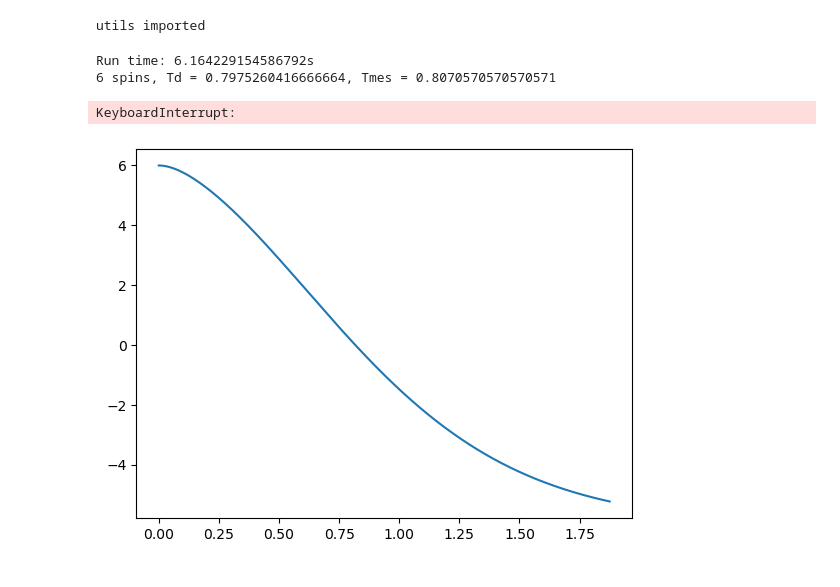
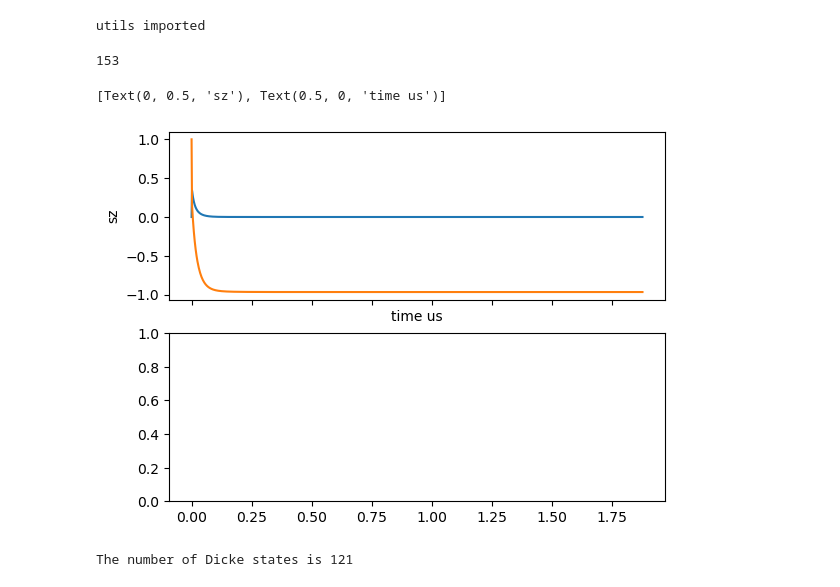
Before and after one commit to VodkaSin/JClib, a Jupyter notebook: pro.ipynb, the cells around one changed output. Saved outputs shown, nothing was run; the diff lists cells and outputs as text; code cells hidden in the pictures.

```diff
--- a/pro.ipynb
+++ b/pro.ipynb
@@ -7,22 +8,41 @@ import utils
 # %% [output]
 utils imported
-# %%
-gk = 1.6
-kappa = 20
-delta_a = 0
-delta_c = 0
-N_spin = [6,8,10,12]
-tlist = np.linspace(0,3.0/gk,int(1e3))
-for N in N_spin:
-    ps = piqs.sys(N, 40, delta_a, delta_c, gk)
-    ps_out = ps.run_mesolve(tlist, [np.sqrt(kappa)* ps.a_tot], [ps.jz_tot, ps.ada_tot])
-    Td = utils.delay_time(gk, N, kappa)
-    Tmes = utils.ind_where(ps_out.expect[0], 0, 0.1)
-    print(f"{N} spins, Td = {Td}, Tmes = {tlist[Tmes]}")
-    plt.plot(tlist, ps_out.expect[0], label=str(N))
-plt.legend()
-# %% [output]
-Run time: 6.164229154586792s
-6 spins, Td = 0.7975260416666664, Tmes = 0.8070570570570571
-KeyboardInterrupt:
-[figure, removed]
+# %%
+pop, det, new_k = utils.gen_rand_pop(int(1e5), 200, 1600, 10)
+pop_dis = pop/np.sum(pop)
+new_k
+# %% [output]
+153
+# %%
+gk = 1.6
+delta_c = 0
+kappa = 160
+tlist = np.linspace(0,3/gk, int(1e3))
+out_ada = np.zeros(int(1e3))
+out_sz = np.zeros(int(1e3))
+for i in range(new_k):
+    delta_a = det[i]
+    sys = exact.sys(1,20, delta_a, delta_c, delta_a, gk)
+    sys_out = sys.run_mesolve(tlist, [np.sqrt(kappa)*sys.a], [sys.ad*sys.a, sys.sz], silent=True)
+    out_ada += pop_dis[i] * sys_out.expect[0]
+    out_sz += pop_dis[i] * sys_out.expect[1]
+fig, ax = plt.subplots(2,1, sharex=True)
+ax[0].plot(tlist, out_ada)
+ax[0].set(ylabel="ada")
+ax[1].plot(tlist, out_sz)
+ax[1].set(ylabel="sz", xlabel="time us")
+# %% [output]
+[Text(0, 0.5, 'sz'), Text(0.5, 0, 'time us')]
+[figure, added]
+# %%
+from qutip.piqs import *
+N = 20
+ntls = N
+nds = num_dicke_states(N)
+print("The number of Dicke states is", nds)
+[jx, jy, jz] = jspin(N)
+jp = jspin(N, "+")
+jm = jspin(N, "-")
+system = Dicke(N = N)
+# %% [output]
+The number of Dicke states is 121
```
Also changed, not shown: parts of 4 cells of this notebook, 1 other file.
